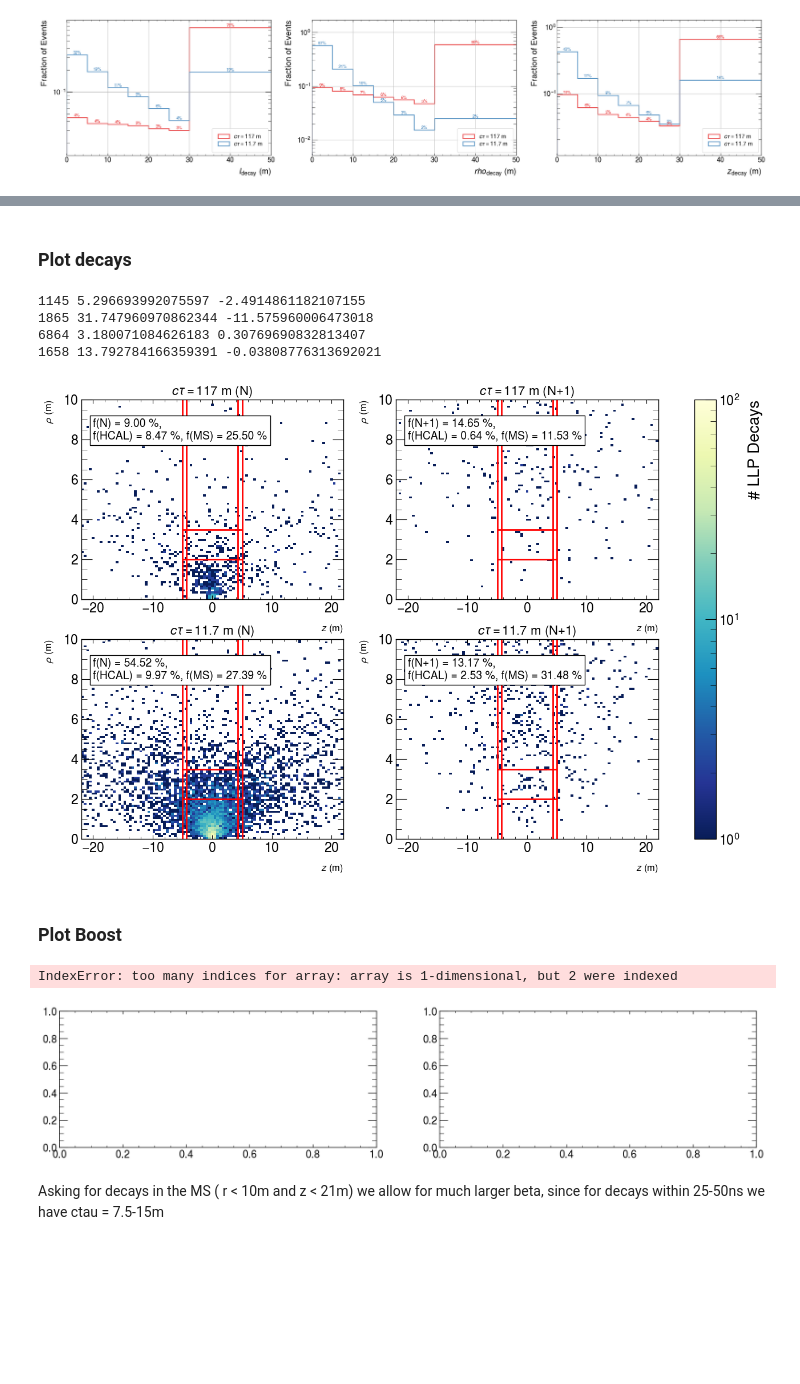
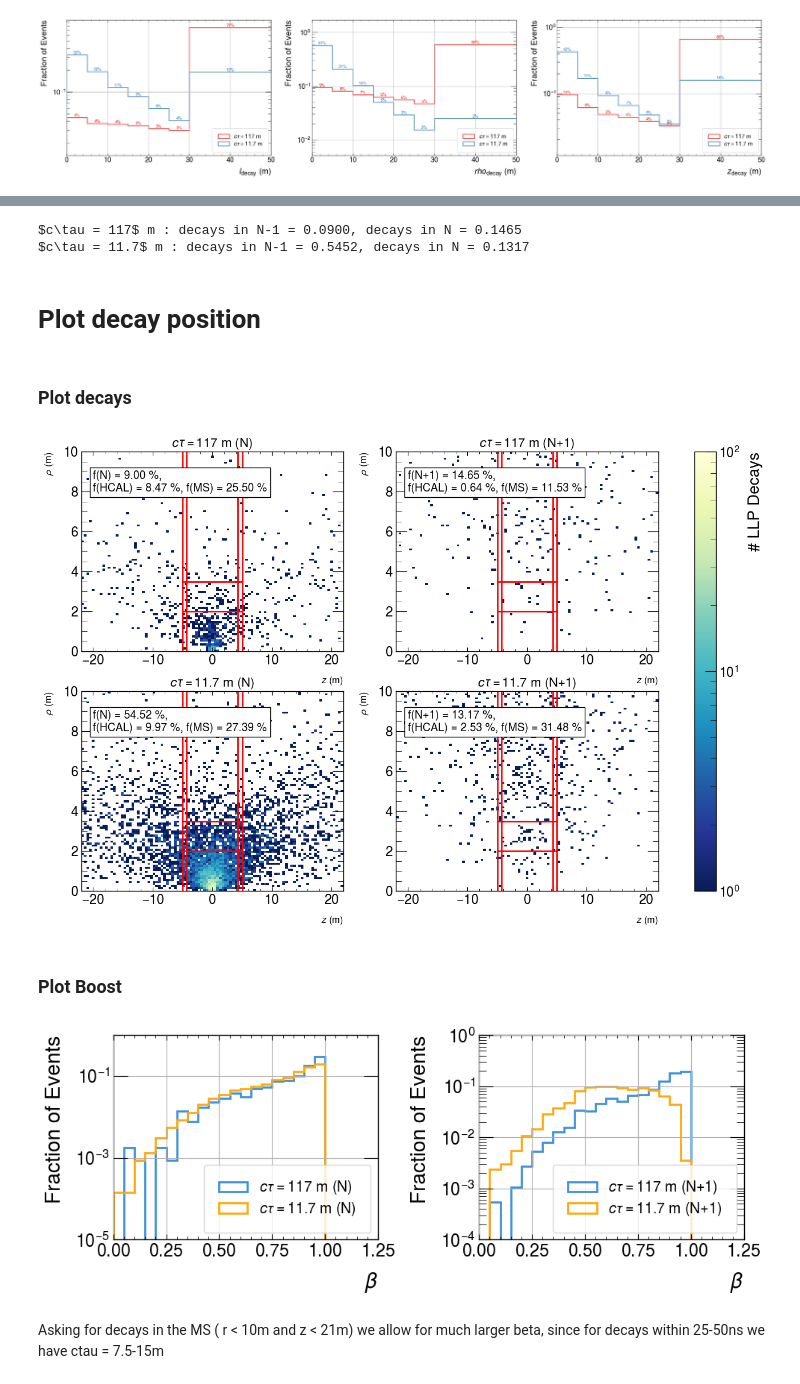
Before and after one commit to andlessa/back2futureTrigger, a Jupyter notebook: B2TF-Trigger/checkDecays_vs_lifetime.ipynb, the cells around one changed output, grey strips where cells are left out. Cells and saved outputs as stored; diff of their text form; code cells hidden in the pictures; blank space fills up the shorter version.

```diff
--- a/B2TF-Trigger/checkDecays_vs_lifetime.ipynb
+++ b/B2TF-Trigger/checkDecays_vs_lifetime.ipynb
@@ -179,7 +156,0 @@ plt.show()
-# %%
-ptsDict_ontime = {}
-ptsDict_delayed = {}
-for label,rDecay in rDecaysDict.items():
-    ptsDict_ontime[label] = rDecay[rDecay['t'] < 10]
-    ptsDict_delayed[label] = rDecay[(rDecay['t'] >= 25) & (rDecay['t'] < 50)]
-    print(f'{label} : decays in N-1 = {len(ptsDict_ontime[label])/len(rDecay):1.4f}, decays in N = {len(ptsDict_delayed[label])/len(rDecay):1.4f}')
@@ -204,3 +172,19 @@ def in_ms(z,rho):
         return True
     else:
         return False
+
+@np.vectorize
+def in_N(t):
+
+    if t < 10.0:
+        return True
+    else:
+        return False
+
+@np.vectorize
+def in_Np1(t):
+
+    if 25.0 < t < 50.0:
+        return True
+    else:
+        return False
@@ -207,3 +193,15 @@ def in_ms(z,rho):
+# %%
+ptsDict_ontime = {}
+ptsDict_delayed = {}
+for label,rDecay in rDecaysDict.items():
+    ptsDict_ontime[label] = rDecay[in_N(rDecay['t'])]
+    ptsDict_delayed[label] = rDecay[in_Np1(rDecay['t'])]
+    print(f'{label} : decays in N-1 = {len(ptsDict_ontime[label])/len(rDecay):1.4f}, decays in N = {len(ptsDict_delayed[label])/len(rDecay):1.4f}')
+# %% [output]
+$c\tau = 117$ m : decays in N-1 = 0.0900, decays in N = 0.1465
+$c\tau = 11.7$ m : decays in N-1 = 0.5452, decays in N = 0.1317
+# %% [markdown]
+# Plot decay position
 # %% [markdown]
 ### Plot decays
 # %%
@@ -214,7 +212,6 @@ fig, axes = plt.subplots(nrows=len(rDecaysDict), ncols=2, figsize=(8*2, 5*len(rD
 images = []
 for j,label in enumerate(rDecaysDict.keys()):
     for i,pts in enumerate([ptsDict_ontime[label],ptsDict_delayed[label]]):
-        print(len(pts['rho']),np.mean(pts['rho']),np.mean(pts['z']))
         ax = axes[j,i]
         _,_,_,im = ax.hist2d(pts['z'],pts['rho'],
             bins=[np.linspace(-22,22,100),np.linspace(0.,10.,100)],
@@ -247,38 +244,33 @@ for j,label in enumerate(rDecaysDict.keys()):
 fig.colorbar(images[0], ax=axes.ravel().tolist(), orientation='vertical', label='# LLP Decays')
 plt.show()
 # %% [output]
-1145 5.296693992075597 -2.4914861182107155
-1865 31.747960970862344 -11.575960006473018
-6864 3.180071084626183 0.30769690832813407
-1658 13.792784166359391 -0.03808776313692021
 [figure]
 # %% [markdown]
 ### Plot Boost
 # %%
 
-fig, axes = plt.subplots(nrows=1, ncols=2, figsize=(10*ncols, 4))
+fig, axes = plt.subplots(nrows=1, ncols=2, figsize=(5*2, 4))
 
 
 for label,pts in ptsDict_ontime.items():
     axes[0].hist(pts['beta'],bins=np.linspace(0.,1.2,25),
              histtype='step',
              weights=[1.0/len(pts)]*len(pts),
              label=f'{label} (N)',linewidth=2)
     pts = ptsDict_delayed[label]
     axes[1].hist(pts['beta'],bins=np.linspace(0.,1.2,25),
              histtype='step',
              weights=[1.0/len(pts)]*len(pts),
              label=f'{label} (N+1)',linewidth=2)
 for ax in axes:
     ax.set_yscale('log')
     ax.set_xlabel(r'$\beta$')
     ax.set_ylabel('Fraction of Events')
-    ax.legend(loc='upper left',framealpha=0.0)
+    ax.legend(loc='lower right',framealpha=0.8,frameon=True)
     ax.grid()
 plt.tight_layout()
 plt.show()
 # %% [output]
-IndexError: too many indices for array: array is 1-dimensional, but 2 were indexed
-[figure, old version]
+[figure, new version]
 # %% [markdown]
 Asking for decays in the MS ( r < 10m and z < 21m) we allow for much larger beta, since for decays within 25-50ns we have ctau = 7.5-15m
```
Also changed, not shown: parts of 7 cells of this notebook, 1 other file.
